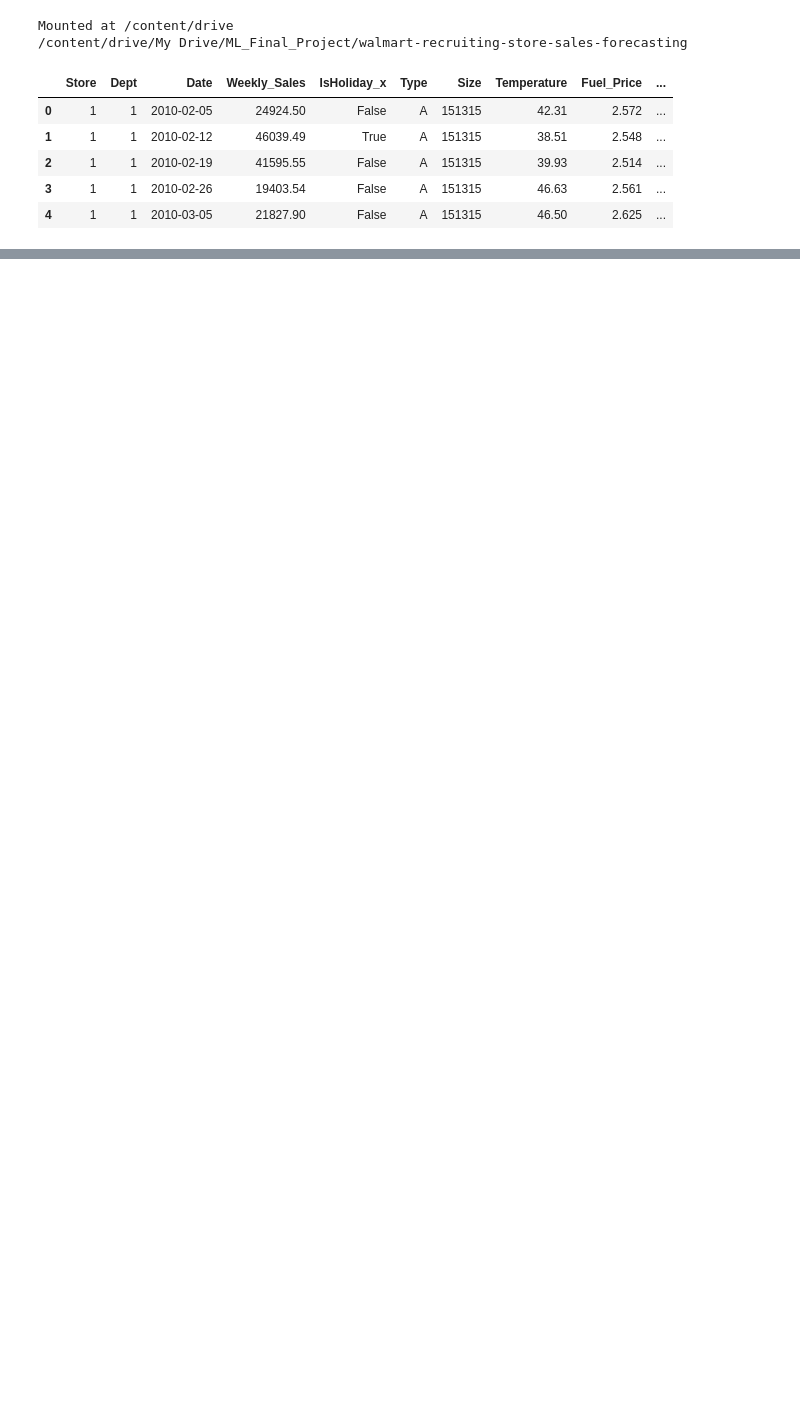
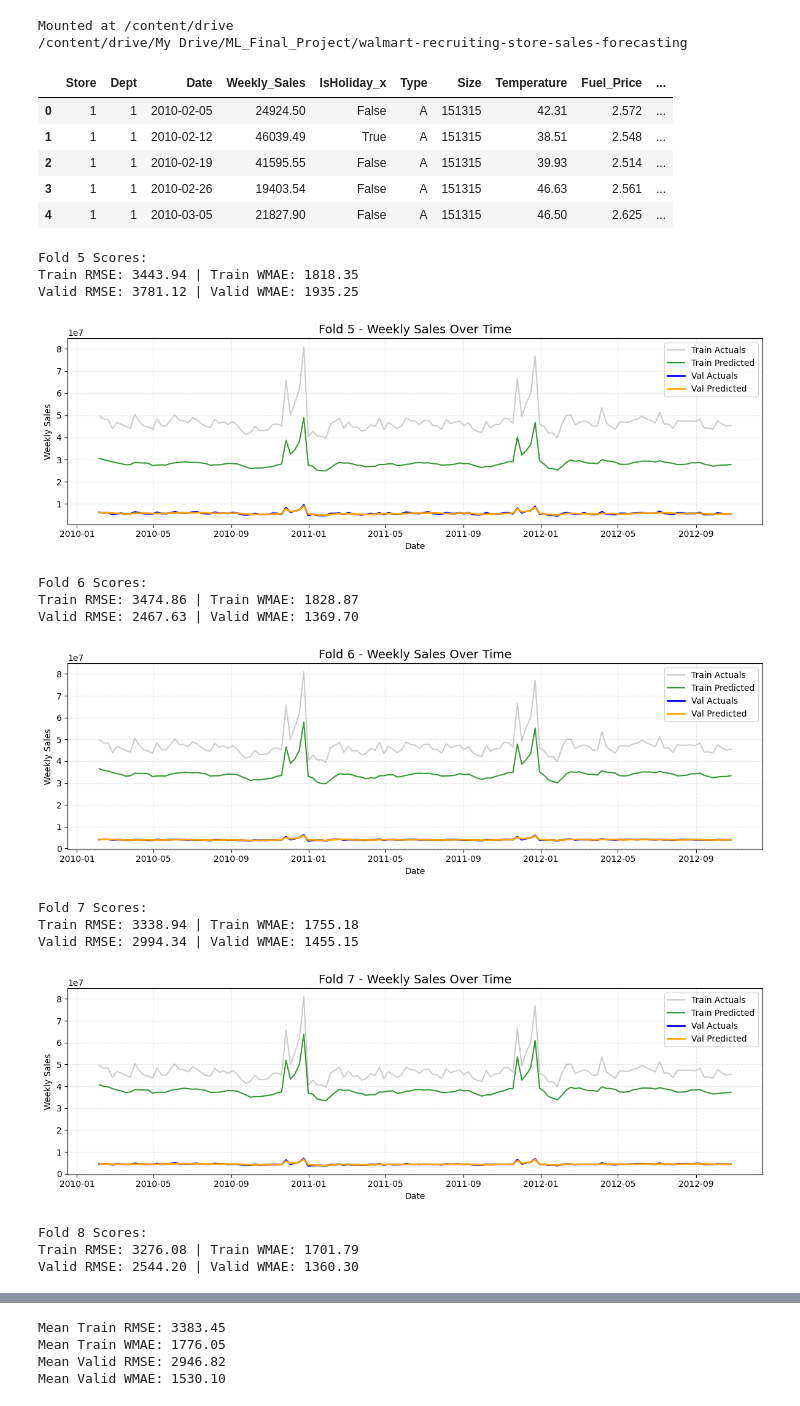
Before and after one commit to Givi-Modebadze/ML_Final_Project, a Jupyter notebook: experiments/old_LightGBM.ipynb, the cells around one changed output, grey strips where cells are left out. Saved outputs shown, nothing was run; the diff lists cells and outputs as text; code cells hidden in the pictures; blank space fills up the shorter version.

```diff
--- a/experiments/old_LightGBM.ipynb
+++ b/experiments/old_LightGBM.ipynb
@@ -87,13 +87,14 @@ df = df.merge(dept_stats, on='Dept', how='left')
 store_stats = df.groupby('Store')['Weekly_Sales'].agg(['mean', 'std']).reset_index()
 store_stats.columns = ['Store', 'Store_Sales_Mean', 'Store_Sales_Std']
 df = df.merge(store_stats, on='Store', how='left')
+df = df.rename(columns={'IsHoliday_y': 'IsHoliday'})
 # %%
 feature_cols = [
     'Store', 'Dept', 'Size', 'Type_encoded', 'Store_Dept',
     'Temperature', 'Fuel_Price', 'CPI', 'Unemployment',
     'MarkDown1', 'MarkDown2', 'MarkDown3', 'MarkDown4', 'MarkDown5',
     'Year', 'Month', 'Week', 'Quarter', 'DayOfYear',
-    'IsHoliday_y', 'IsSuperbowl', 'IsLaborDay', 'IsThanksgiving', 'IsChristmas',
+    'IsHoliday', 'IsSuperbowl', 'IsLaborDay', 'IsThanksgiving', 'IsChristmas',
     'Sales_Rolling_Mean_4', 'Sales_Rolling_Std_4',
     'Dept_Sales_Mean', 'Dept_Sales_Std',
     'Store_Sales_Mean', 'Store_Sales_Std'
@@ -101,9 +102,3 @@ feature_cols = [
 # %%
 X = df[feature_cols]
 y = df['Weekly_Sales']
-# %%
-from sklearn.model_selection import train_test_split
-
-X_train, X_val, y_train, y_val = train_test_split(
-    X, y, test_size=0.2, random_state=42, stratify=df['Store']
-)
@@ -110,19 +203,41 @@ X_train, X_val, y_train, y_val = train_test_split(
 # %%
-import lightgbm as lgb
+from sklearn.pipeline import Pipeline
+from lightgbm import LGBMRegressor
 
 params = {
     'objective': 'regression',
     'metric': 'mae',
     'boosting_type': 'gbdt',
     'num_leaves': 31,
     'learning_rate': 0.05,
     'feature_fraction': 0.9,
     'bagging_fraction': 0.8,
     'bagging_freq': 5,
     'verbose': -1,
     'random_state': 42,
     'reg_alpha': 0.1,
     'reg_lambda': 0.1
 }
-train_data = lgb.Dataset(X_train, label=y_train)
-val_data = lgb.Dataset(X_val, label=y_val, reference=train_data)
+model = LGBMRegressor(**params)
+
+pipeline = Pipeline([
+    ('model', model)
+])
+
+cross_validation(pipeline, X, y, df)
+# %% [output]
+Fold 5 Scores:
+Train RMSE: 3443.94 | Train WMAE: 1818.35
+Valid RMSE: 3781.12 | Valid WMAE: 1935.25
+[figure, added]
+Fold 6 Scores:
+Train RMSE: 3474.86 | Train WMAE: 1828.87
+Valid RMSE: 2467.63 | Valid WMAE: 1369.70
+[figure, added]
+Fold 7 Scores:
+Train RMSE: 3338.94 | Train WMAE: 1755.18
+Valid RMSE: 2994.34 | Valid WMAE: 1455.15
+[figure, added]
+Fold 8 Scores:
+Train RMSE: 3276.08 | Train WMAE: 1701.79
+Valid RMSE: 2544.20 | Valid WMAE: 1360.30
@@ -128,0 +245,4 @@ val_data = lgb.Dataset(X_val, label=y_val, reference=train_data)
+Mean Train RMSE: 3383.45
+Mean Train WMAE: 1776.05
+Mean Valid RMSE: 2946.82
+Mean Valid WMAE: 1530.10
```
Also changed, not shown: parts of 14 cells of this notebook.
